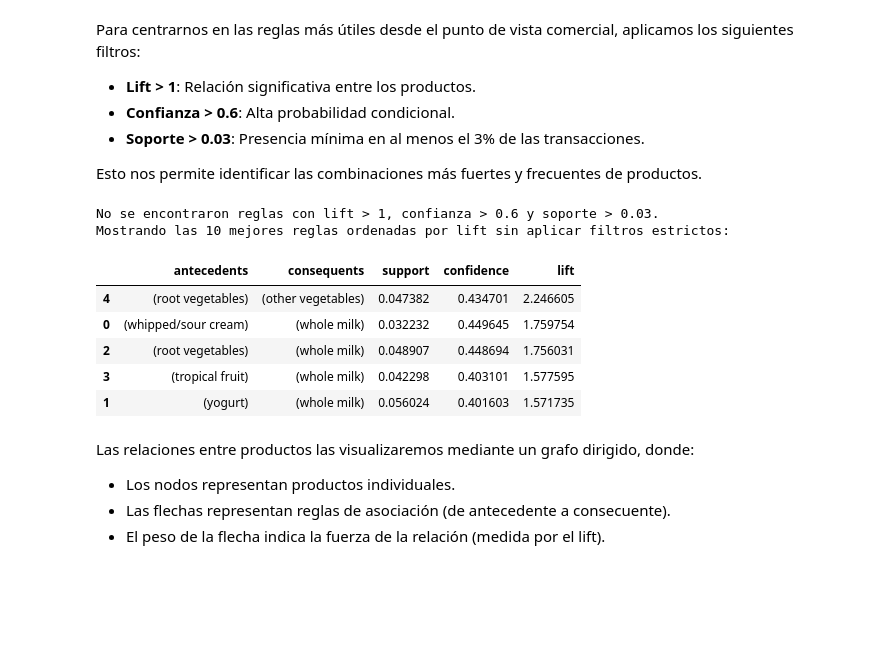
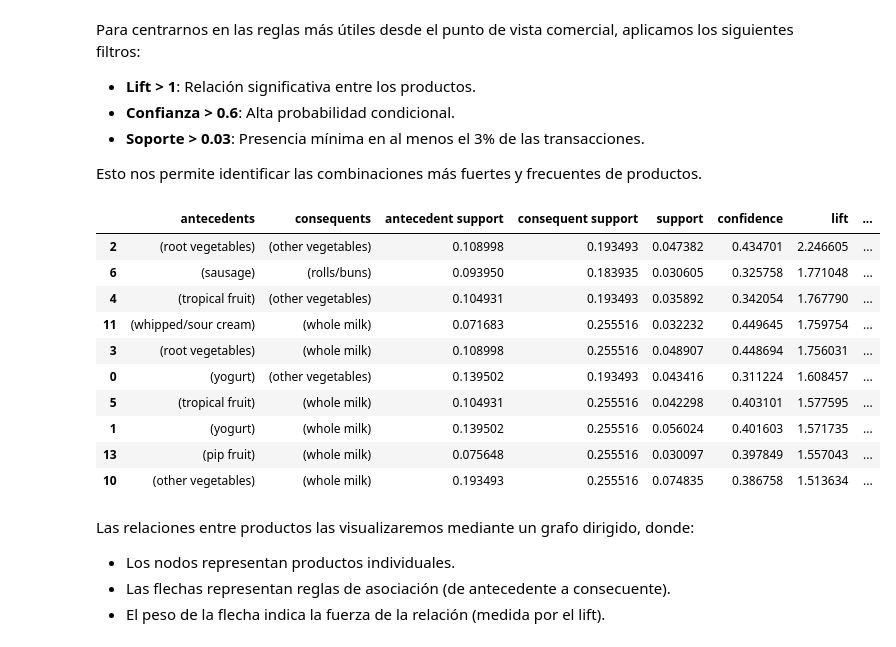
Before and after one commit to albacortes9/asociacion_da, a Jupyter notebook: ejercicio_asociacion.ipynb, the cells around one changed output. Cells and saved outputs as stored; diff of their text form; code cells hidden in the pictures; blank space fills up the shorter version.

```diff
--- a/ejercicio_asociacion.ipynb
+++ b/ejercicio_asociacion.ipynb
@@ -224,11 +224,11 @@ Itemsets frecuentes encontrados:
 # Generamos las reglas con un umbral de confianza mínimo de 40%
 rules = association_rules(frequent_itemsets,
                           metric="confidence",
-                          min_threshold=0.4)
+                          min_threshold=0.3)
 
 # Mostramos las reglas ordenadas por lift
 print("Reglas de asociación generadas:")
-rules.sort_values(by='lift', ascending=False).head(10)
+rules.sort_values(by='lift', ascending=False).head()
 # %% [output]
 Reglas de asociación generadas:
 |  | antecedents | consequents | antecedent support | consequent support | support | confidence | lift | ... |
@@ -247,28 +247,23 @@ Esto nos permite identificar las combinaciones más fuertes y frecuentes de prod
 # %%
 # Aplicamos los filtros mencionados
 filtered_rules = rules[(rules['lift'] > 1) &
-                       (rules['confidence'] > 0.6) &
+                       (rules['confidence'] > 0.3) &
                        (rules['support'] > 0.03)]
 
-# Comprobamos si hay reglas que cumplen los criterios
-if filtered_rules.empty:
-    print("No se encontraron reglas con lift > 1, confianza > 0.6 y soporte > 0.03.")
-    print("Mostrando las 10 mejores reglas ordenadas por lift sin aplicar filtros estrictos:")
-
-    top_rules = rules.sort_values(by='lift', ascending=False).head(10)
-    display(top_rules[['antecedents', 'consequents', 'support', 'confidence', 'lift']])
-else:
-    print("Reglas filtradas con lift > 1, confianza > 0.6 y soporte > 0.03:")
-    display(filtered_rules.sort_values(by='lift', ascending=False).head(10))
+# Mostramos las reglas filtradas ordenadas por lift
+filtered_rules.sort_values(by='lift', ascending=False).head(10)
 # %% [output]
-No se encontraron reglas con lift > 1, confianza > 0.6 y soporte > 0.03.
-Mostrando las 10 mejores reglas ordenadas por lift sin aplicar filtros estrictos:
-|  | antecedents | consequents | support | confidence | lift |
-| 4 | (root vegetables) | (other vegetables) | 0.047382 | 0.434701 | 2.246605 |
-| 0 | (whipped/sour cream) | (whole milk) | 0.032232 | 0.449645 | 1.759754 |
-| 2 | (root vegetables) | (whole milk) | 0.048907 | 0.448694 | 1.756031 |
-| 3 | (tropical fruit) | (whole milk) | 0.042298 | 0.403101 | 1.577595 |
-| 1 | (yogurt) | (whole milk) | 0.056024 | 0.401603 | 1.571735 |
+|  | antecedents | consequents | antecedent support | consequent support | support | confidence | lift | ... |
+| 2 | (root vegetables) | (other vegetables) | 0.108998 | 0.193493 | 0.047382 | 0.434701 | 2.246605 | ... |
+| 6 | (sausage) | (rolls/buns) | 0.093950 | 0.183935 | 0.030605 | 0.325758 | 1.771048 | ... |
+| 4 | (tropical fruit) | (other vegetables) | 0.104931 | 0.193493 | 0.035892 | 0.342054 | 1.767790 | ... |
+| 11 | (whipped/sour cream) | (whole milk) | 0.071683 | 0.255516 | 0.032232 | 0.449645 | 1.759754 | ... |
+| 3 | (root vegetables) | (whole milk) | 0.108998 | 0.255516 | 0.048907 | 0.448694 | 1.756031 | ... |
+| 0 | (yogurt) | (other vegetables) | 0.139502 | 0.193493 | 0.043416 | 0.311224 | 1.608457 | ... |
+| 5 | (tropical fruit) | (whole milk) | 0.104931 | 0.255516 | 0.042298 | 0.403101 | 1.577595 | ... |
+| 1 | (yogurt) | (whole milk) | 0.139502 | 0.255516 | 0.056024 | 0.401603 | 1.571735 | ... |
+| 13 | (pip fruit) | (whole milk) | 0.075648 | 0.255516 | 0.030097 | 0.397849 | 1.557043 | ... |
+| 10 | (other vegetables) | (whole milk) | 0.193493 | 0.255516 | 0.074835 | 0.386758 | 1.513634 | ... |
 # %% [markdown]
 Las relaciones entre productos las visualizaremos mediante un grafo dirigido, donde:
 - Los nodos representan productos individuales.
```
Also changed, not shown: parts of 8 cells of this notebook.
